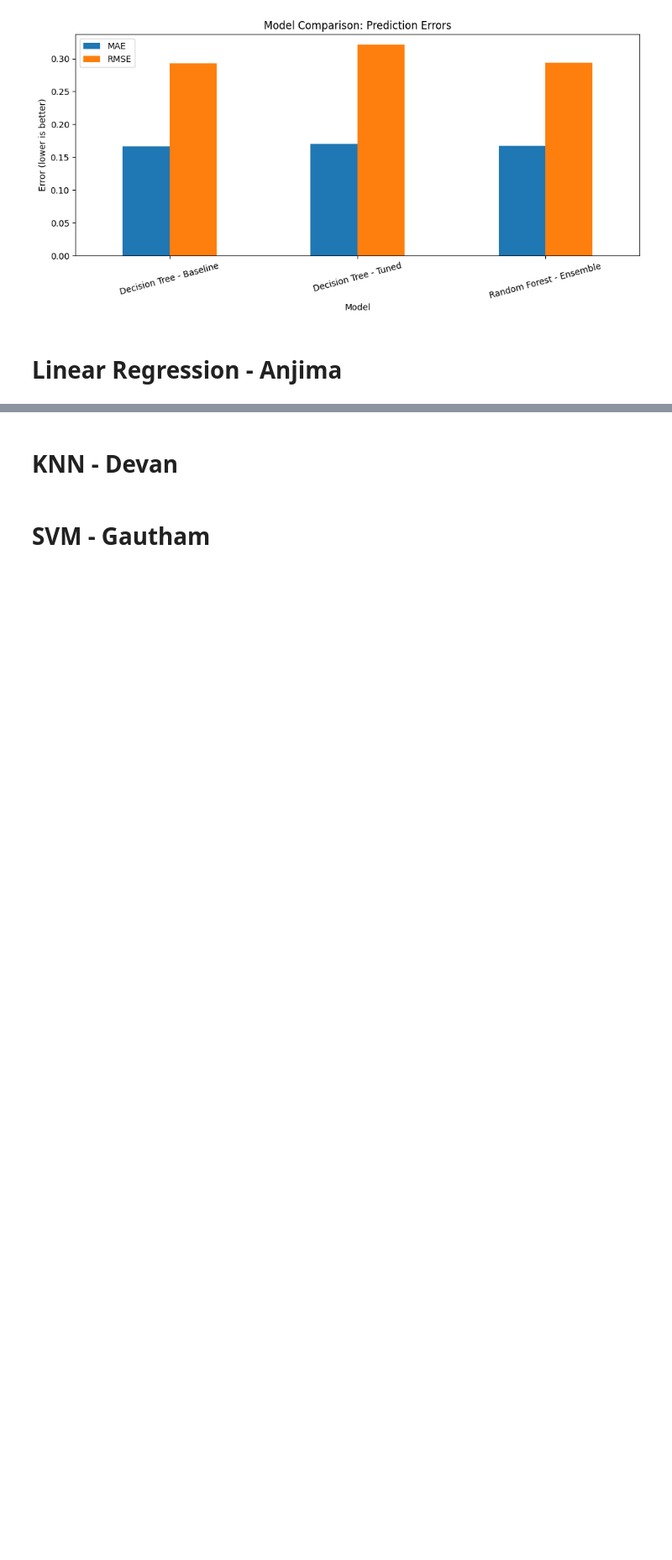
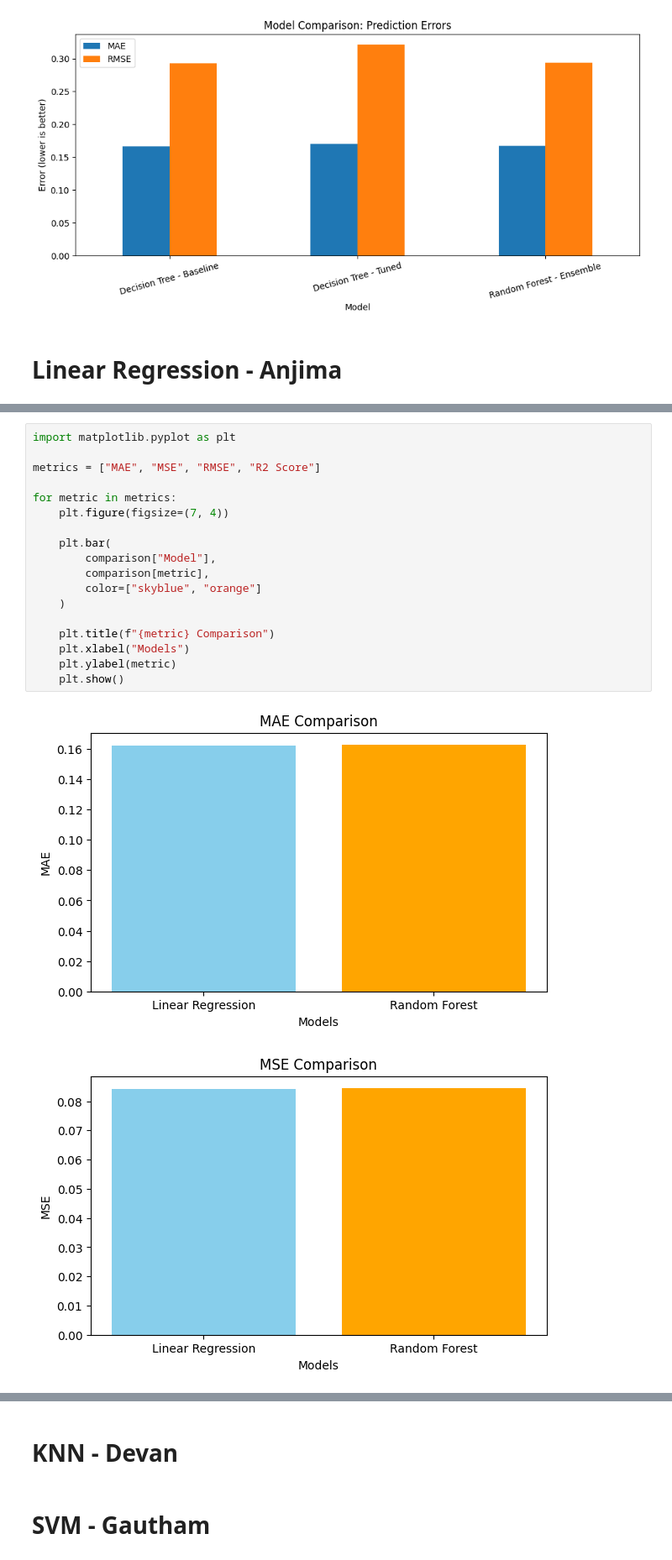
Before and after one commit to AlvinManoj05/Data-Preprocessing-Project, a Jupyter notebook: Data_Processing_Group_Assignment.ipynb, the cells around one changed output, grey strips where cells are left out. Shown at 84% size. Drawn from its saved outputs; the diff is of its cells as text; blank space fills up the shorter version.

```diff
--- a/Data_Processing_Group_Assignment.ipynb
+++ b/Data_Processing_Group_Assignment.ipynb
@@ -618,0 +955,21 @@ plt.show()
+# %%
+import matplotlib.pyplot as plt
+
+metrics = ["MAE", "MSE", "RMSE", "R2 Score"]
+
+for metric in metrics:
+    plt.figure(figsize=(7, 4))
+
+    plt.bar(
+        comparison["Model"],
+        comparison[metric],
+        color=["skyblue", "orange"]
+    )
+
+    plt.title(f"{metric} Comparison")
+    plt.xlabel("Models")
+    plt.ylabel(metric)
+    plt.show()
+# %% [output]
+[figure, added]
+[figure, added]
```
Also changed, not shown: parts of 19 cells of this notebook.
